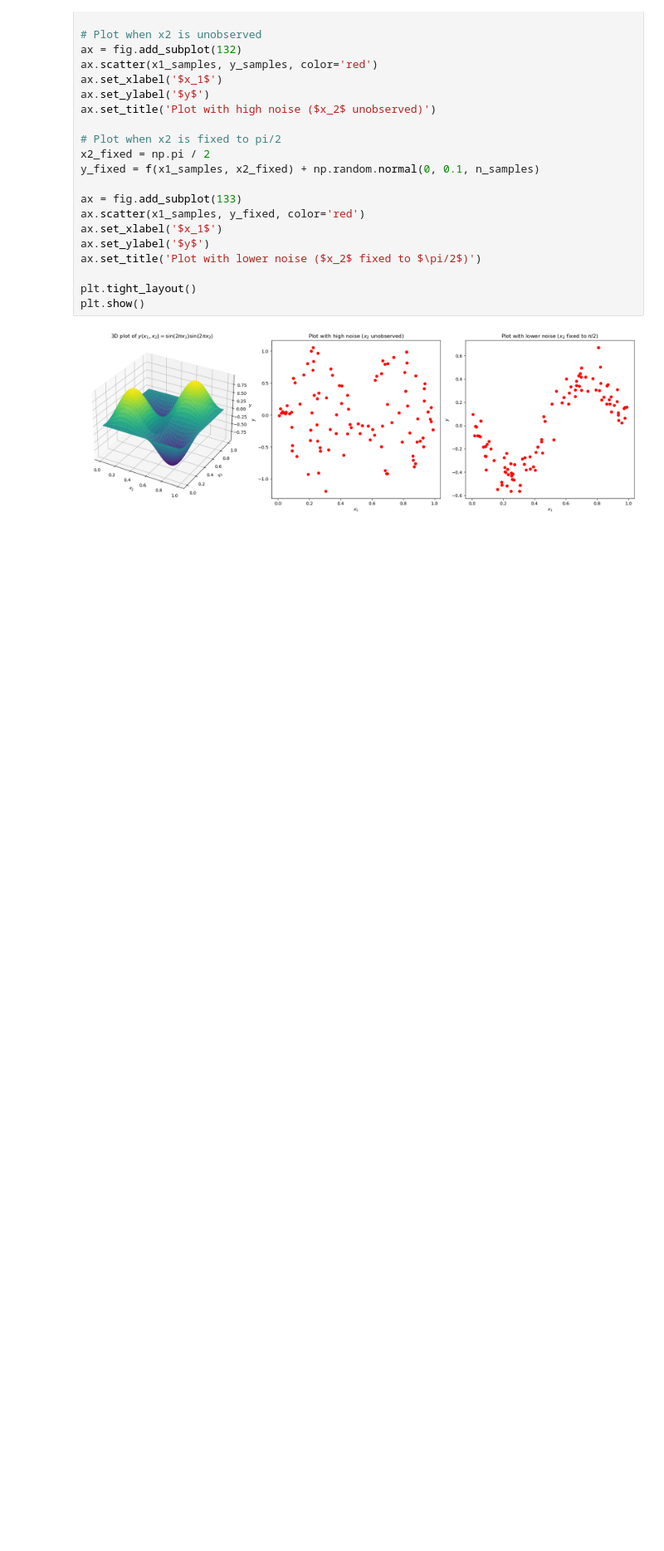
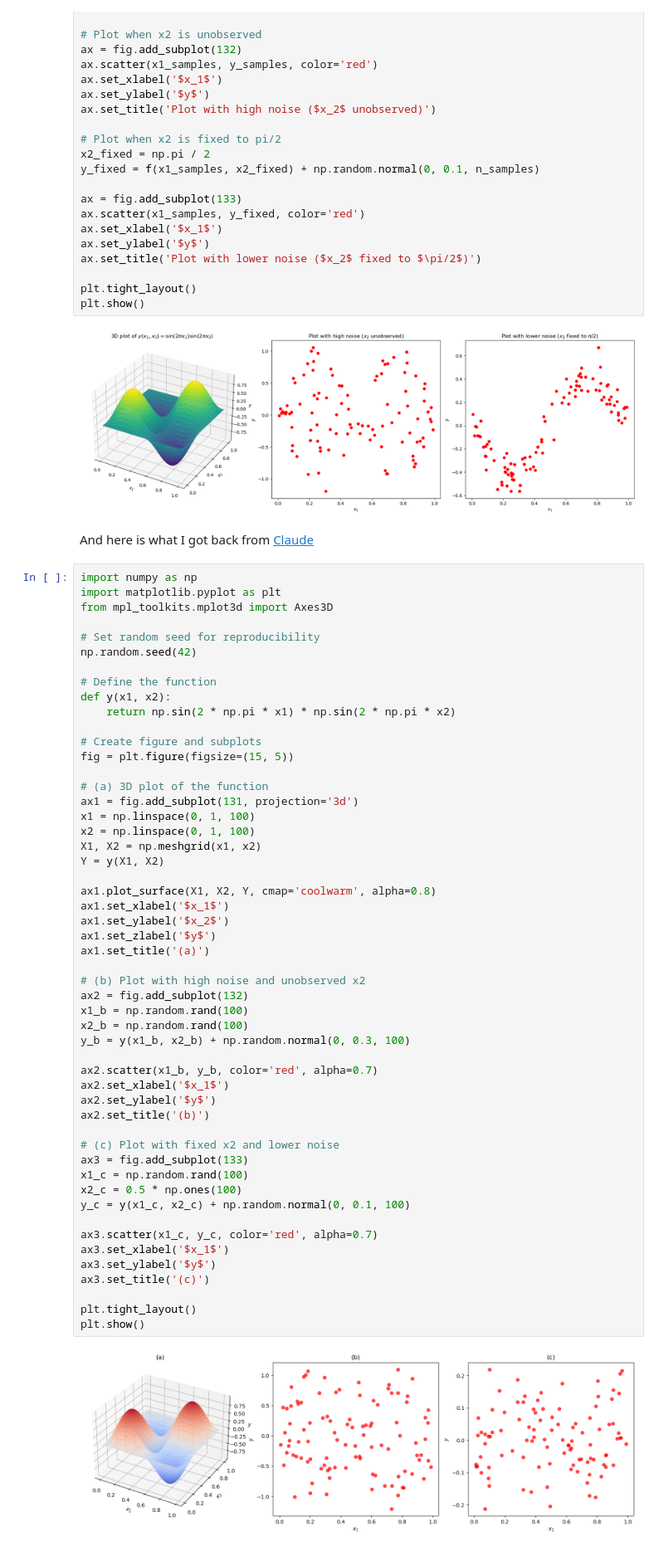
Before and after one commit to rkaunismaa/Deep-Learning---Foundations-and-Concepts, a Jupyter notebook: Chapter02/Figure_2.1.ipynb, the cells around one changed output. Shown at 83% size. Drawn from its saved outputs; the diff is of its cells as text; blank space fills up the shorter version.

Commit message:
ask Claude to generate image 2.1

```diff
--- a/Chapter02/Figure_2.1.ipynb
+++ b/Chapter02/Figure_2.1.ipynb
@@ -57,3 +57,59 @@ plt.tight_layout()
 plt.show()
 # %% [output]
 [figure]
+# %% [markdown]
+And here is what I got back from [Claude](https://claude.ai/chat/90ba0b70-9c02-418e-8be2-0d51482328d2)
+# %%
+import numpy as np
+import matplotlib.pyplot as plt
+from mpl_toolkits.mplot3d import Axes3D
+
+# Set random seed for reproducibility
+np.random.seed(42)
+
+# Define the function
+def y(x1, x2):
+    return np.sin(2 * np.pi * x1) * np.sin(2 * np.pi * x2)
+
+# Create figure and subplots
+fig = plt.figure(figsize=(15, 5))
+
+# (a) 3D plot of the function
+ax1 = fig.add_subplot(131, projection='3d')
+x1 = np.linspace(0, 1, 100)
+x2 = np.linspace(0, 1, 100)
+X1, X2 = np.meshgrid(x1, x2)
+Y = y(X1, X2)
+
+ax1.plot_surface(X1, X2, Y, cmap='coolwarm', alpha=0.8)
+ax1.set_xlabel('$x_1$')
+ax1.set_ylabel('$x_2$')
+ax1.set_zlabel('$y$')
+ax1.set_title('(a)')
+
+# (b) Plot with high noise and unobserved x2
+ax2 = fig.add_subplot(132)
+x1_b = np.random.rand(100)
+x2_b = np.random.rand(100)
+y_b = y(x1_b, x2_b) + np.random.normal(0, 0.3, 100)
+
+ax2.scatter(x1_b, y_b, color='red', alpha=0.7)
+ax2.set_xlabel('$x_1$')
+ax2.set_ylabel('$y$')
+ax2.set_title('(b)')
+
+# (c) Plot with fixed x2 and lower noise
+ax3 = fig.add_subplot(133)
+x1_c = np.random.rand(100)
+x2_c = 0.5 * np.ones(100)
+y_c = y(x1_c, x2_c) + np.random.normal(0, 0.1, 100)
+
+ax3.scatter(x1_c, y_c, color='red', alpha=0.7)
+ax3.set_xlabel('$x_1$')
+ax3.set_ylabel('$y$')
+ax3.set_title('(c)')
+
+plt.tight_layout()
+plt.show()
+# %% [output]
+[figure, added]
```
